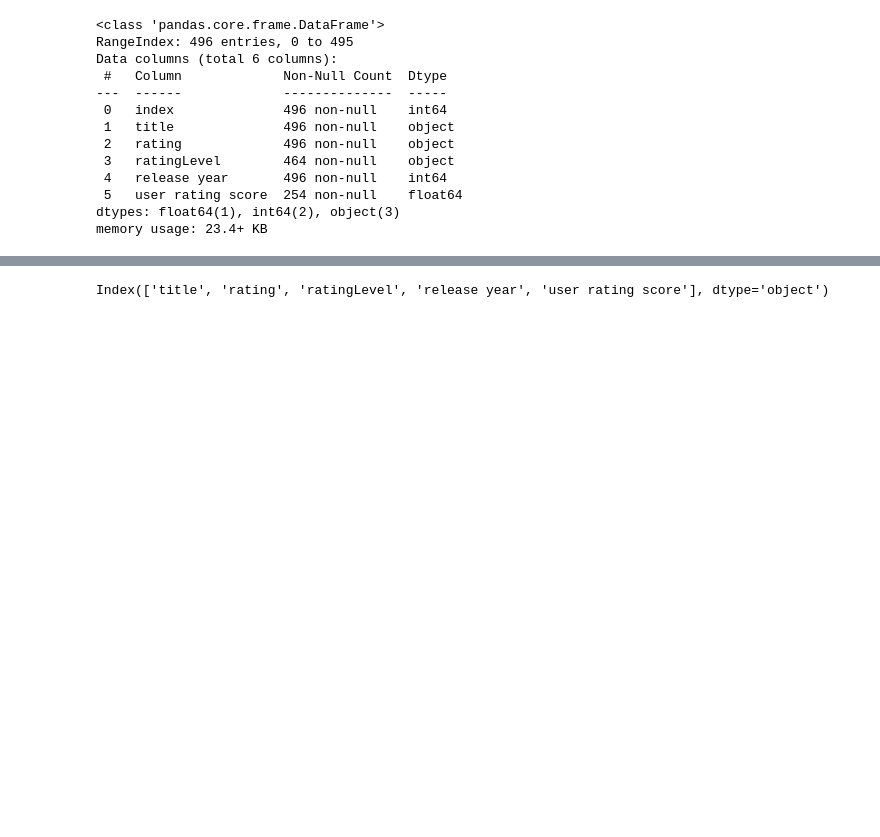
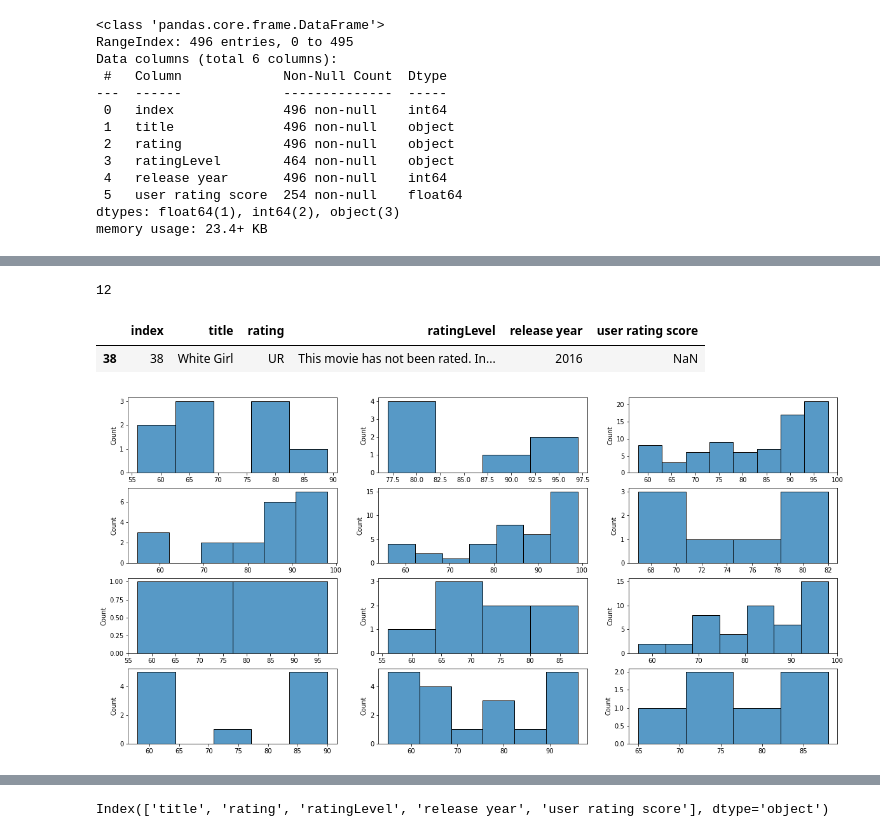
Before and after one commit to VorobyvEgor/Seminar_Sber, a Jupyter notebook: Projects/Егор_Воробьев_[Template]_Групповой_проект__Первичный_анализ_данных_.ipynb, the cells around one changed output, grey strips where cells are left out. Saved outputs shown, nothing was run; the diff lists cells and outputs as text; code cells hidden in the pictures; blank space fills up the shorter version.

```diff
--- a/Projects/Егор_Воробьев_[Template]_Групповой_проект__Первичный_анализ_данных_.ipynb
+++ b/Projects/Егор_Воробьев_[Template]_Групповой_проект__Первичный_анализ_данных_.ipynb
@@ -105,0 +145,21 @@ memory usage: 23.4+ KB
+# %%
+rating = data['rating'].unique()
+rating =np.delete(rating, np.where(rating == 'UR')[0])
+rating.size
+# %% [output]
+12
+# %%
+data[data['rating'] == 'UR']
+# %% [output]
+|  | index | title | rating | ratingLevel | release year | user rating score |
+| 38 | 38 | White Girl | UR | This movie has not been rated. In... | 2016 | NaN |
+# %%
+rating = rating.reshape(4, 3)
+# %%
+fig, ax = plt.subplots(nrows = 4, ncols=3, figsize=(20, 10))
+for row in range(4):
+  for col in range(3):
+    sns.histplot(data[data['rating'] == rating[row][col]]['user rating score'], ax=ax[row][col])
+    ax[row][col].set_xlabel(None)
+# %% [output]
+[figure, added]
```
Also changed, not shown: parts of 11 cells of this notebook.
